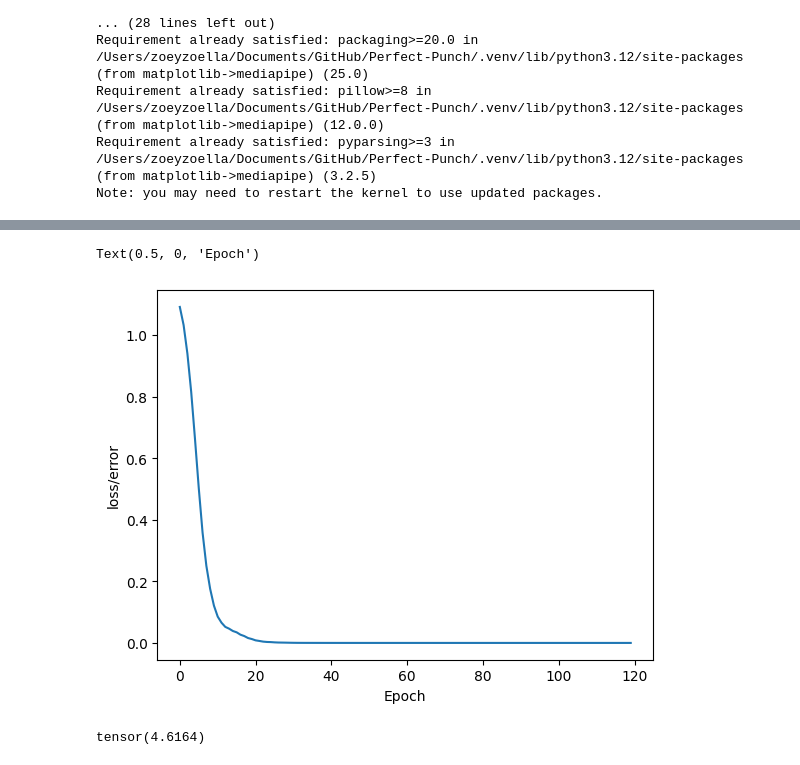
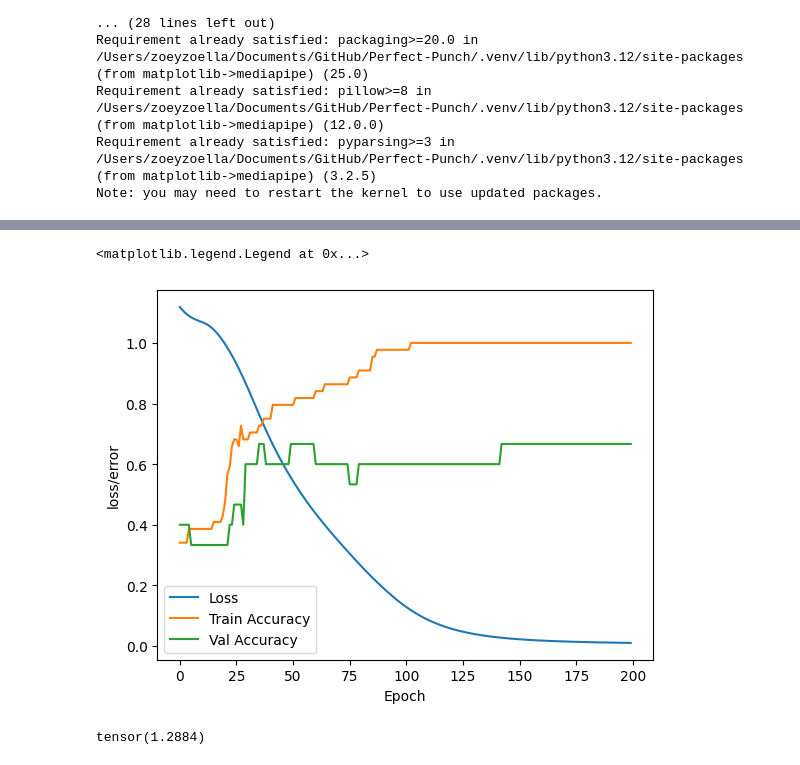
Before and after one commit to nimaip/Perfect-Punch, a Jupyter notebook: models/linear-classifier.ipynb, the cells around one changed output, grey strips where cells are left out. Saved outputs shown, nothing was run; the diff lists cells and outputs as text; code cells hidden in the pictures.

Commit message:
Remove normalization on coords, adjust model

```diff
--- a/models/linear-classifier.ipynb
+++ b/models/linear-classifier.ipynb
@@ -144,27 +145,33 @@ Model(
 )
 # %%
 from sklearn.model_selection import train_test_split
-X_train, X_test, y_train, y_test = train_test_split(X, y, test_size=0.2, random_state=42)
+X_train, X_test, y_train, y_test = train_test_split(X, y, test_size=0.5, random_state=42)
+X_test, X_val, y_test, y_val = train_test_split(X_test, y_test, test_size=0.33, random_state=42)
 # %%
 # convert X features to float tensors
 X_train = torch.FloatTensor(X_train)
 X_test = torch.FloatTensor(X_test)
+X_val = torch.FloatTensor(X_val)
 
 # convert y labels to long tensors (64-bit integers)
 y_train = torch.LongTensor(y_train)
 y_test = torch.LongTensor(y_test)
+y_val = torch.LongTensor(y_val)
 # %%
 # set criterion of model to measure error (how far off predictions are from data)
 criterion = nn.CrossEntropyLoss()
 
 # choose Adam Optimizer
 # lr = learning rate (if error doesn't go down after a bunch of epochs, must lower our learning rate)
-optimizer = torch.optim.Adam(model.parameters(), lr=0.01)
+optimizer = torch.optim.Adam(model.parameters(), lr=1e-3, weight_decay=1e-4)
 # %%
 # train our model
 # epoch = one run through all training data in our network
-epochs = 120
+epochs = 200
 losses = []
+train_accuracies = []
+val_accuracies = []
+
 for i in range(epochs):
   # go forward & get a prediction
   y_pred = model.forward(X_train) # get predicted results
@@ -181,4 +188,17 @@ for i in range(epochs):
   optimizer.zero_grad()
   loss.backward()
   optimizer.step()
+
+  with torch.no_grad():
+    train_outputs = model(X_train)
+    train_preds = torch.argmax(train_outputs, dim=1)
+    train_accuracy = (train_preds == y_train).float().mean().item()
+    train_accuracies.append(train_accuracy)
+
+    val_outputs = model(X_val)
+    val_preds = torch.argmax(val_outputs, dim=1)
+    val_accuracy = (val_preds == y_val).float().mean().item()
+    val_accuracies.append(val_accuracy)
+
+  print(f"Epoch {i+1}/{epochs}, Train Accuracy: {train_accuracy:.4f}, Val Accuracy: {val_accuracy:.4f}")
 # %% [output]
@@ -197,20 +222,25 @@ Epoch: 110 and loss: 5.403954219218576e-06
 # %%
 # plot the losses
 plt.plot(range(epochs), losses)
+plt.plot(range(epochs), train_accuracies)
+plt.plot(range(epochs), val_accuracies)
 plt.ylabel("loss/error")
 plt.xlabel("Epoch")
+plt.legend(["Loss", "Train Accuracy", "Val Accuracy"])
 # %% [output]
-Text(0.5, 0, 'Epoch')
+<matplotlib.legend.Legend at 0x...>
-[figure, old version]
+[figure, new version]
 # %%
+train_accuracies = []
+val_accuracies = []
+
 # evaluate model on test data
 with torch.no_grad():
   y_eval = model.forward(X_test)
   loss = criterion(y_eval, y_test)
-
 loss
 # %% [output]
-tensor(4.6164)
+tensor(1.2884)
 # %%
 correct = 0
 with torch.no_grad():
```
Also changed, not shown: parts of 6 cells of this notebook, 1 other file.
